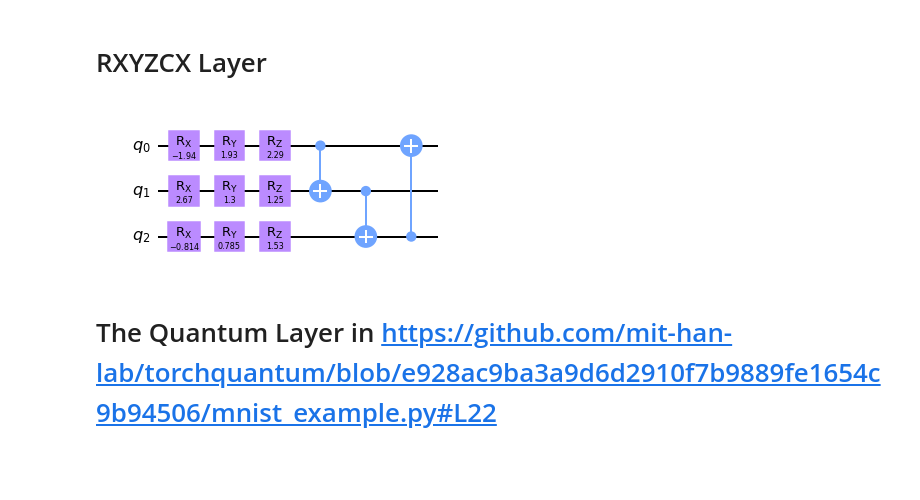
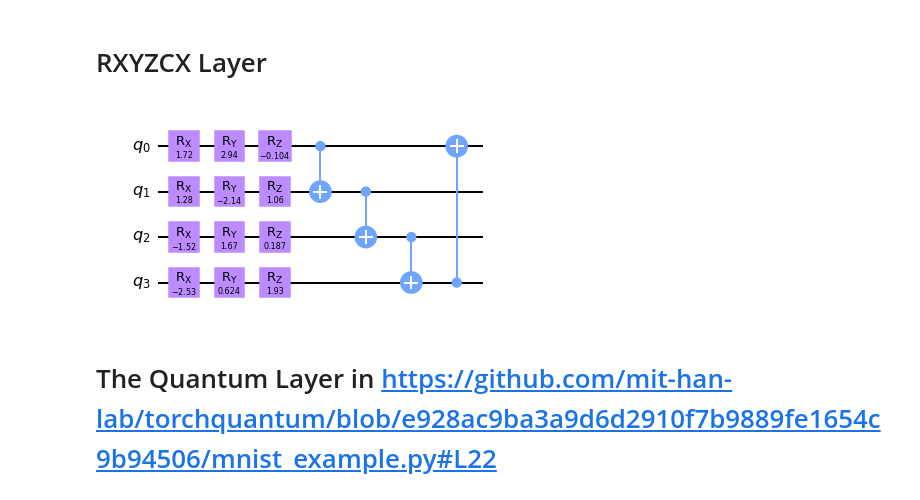
Before and after one commit to caitaozhan/testing, a Jupyter notebook: quantum/torchquantum/quantum_neural_layers.ipynb, the cells around one changed output. Cells and saved outputs as stored; diff of their text form; code cells hidden in the pictures; blank space fills up the shorter version.

```diff
--- a/quantum/torchquantum/quantum_neural_layers.ipynb
+++ b/quantum/torchquantum/quantum_neural_layers.ipynb
@@ -284,14 +284,14 @@ circ.draw('mpl')
 # %% [markdown]
 # RXYZCX Layer
 # %%
-n_qubits = 3
+n_qubits = 4
 arch = {'n_wires': n_qubits, 'n_blocks': 1, 'n_layers_per_block': 1}
 dev = tq.QuantumDevice(n_wires=n_qubits)
 qlayer = tq.layers.RXYZCXLayer0(arch)
 circ = tq2qiskit(dev, qlayer)
 circ.draw('mpl')
 # %% [output]
-[figure, old version]
+[figure, new version]
 # %% [markdown]
 # The Quantum Layer in https://github.com/mit-han-lab/torchquantum/blob/e928ac9ba3a9d6d2910f7b9889fe1654c9b94506/mnist_example.py#L22
 # %%
```
Also changed, not shown: parts of 2 cells of this notebook, 2 other files.
